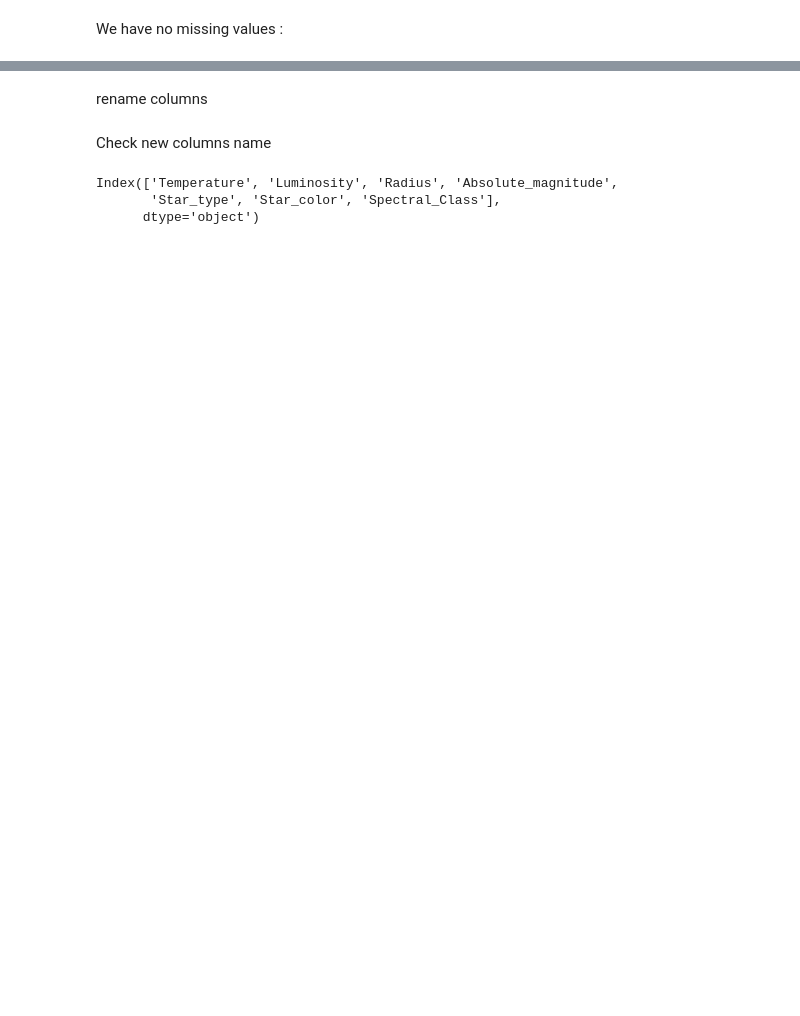
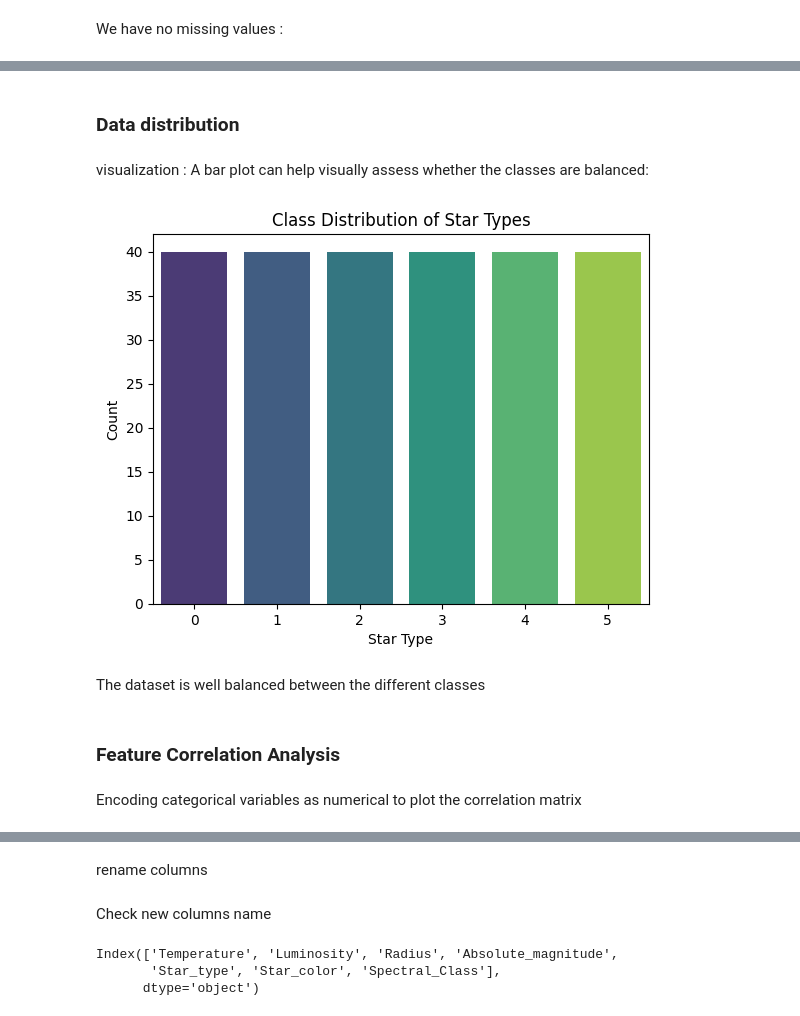
Before and after one commit to YassinTalhaoui/MA-Thesis-ML-Applied-to-stars, a Jupyter notebook: stars.ipynb, the cells around one changed output, grey strips where cells are left out. Saved outputs shown, nothing was run; the diff lists cells and outputs as text; code cells hidden in the pictures; blank space fills up the shorter version.

Commit message:
Kaggle Notebook | stars.ipynb | Version 7

```diff
--- a/stars.ipynb
+++ b/stars.ipynb
@@ -84,0 +106,22 @@ df.describe()
+# %% [markdown]
+### Data distribution
+# %% [markdown]
+visualization : A bar plot can help visually assess whether the classes are balanced:
+# %%
+import seaborn as sns
+import matplotlib.pyplot as plt
+
+# Count the occurrences of each star type{}
+sns.countplot(x=df['Star type'], palette='viridis')
+plt.xlabel("Star Type")
+plt.ylabel("Count")
+plt.title("Class Distribution of Star Types")
+plt.show()
+# %% [output]
+[figure, added]
+# %% [markdown]
+The dataset is well balanced between the different classes
+# %% [markdown]
+### Feature Correlation Analysis
+# %% [markdown]
+Encoding categorical variables as numerical to plot the correlation matrix
```
Also changed, not shown: parts of 26 cells of this notebook.
